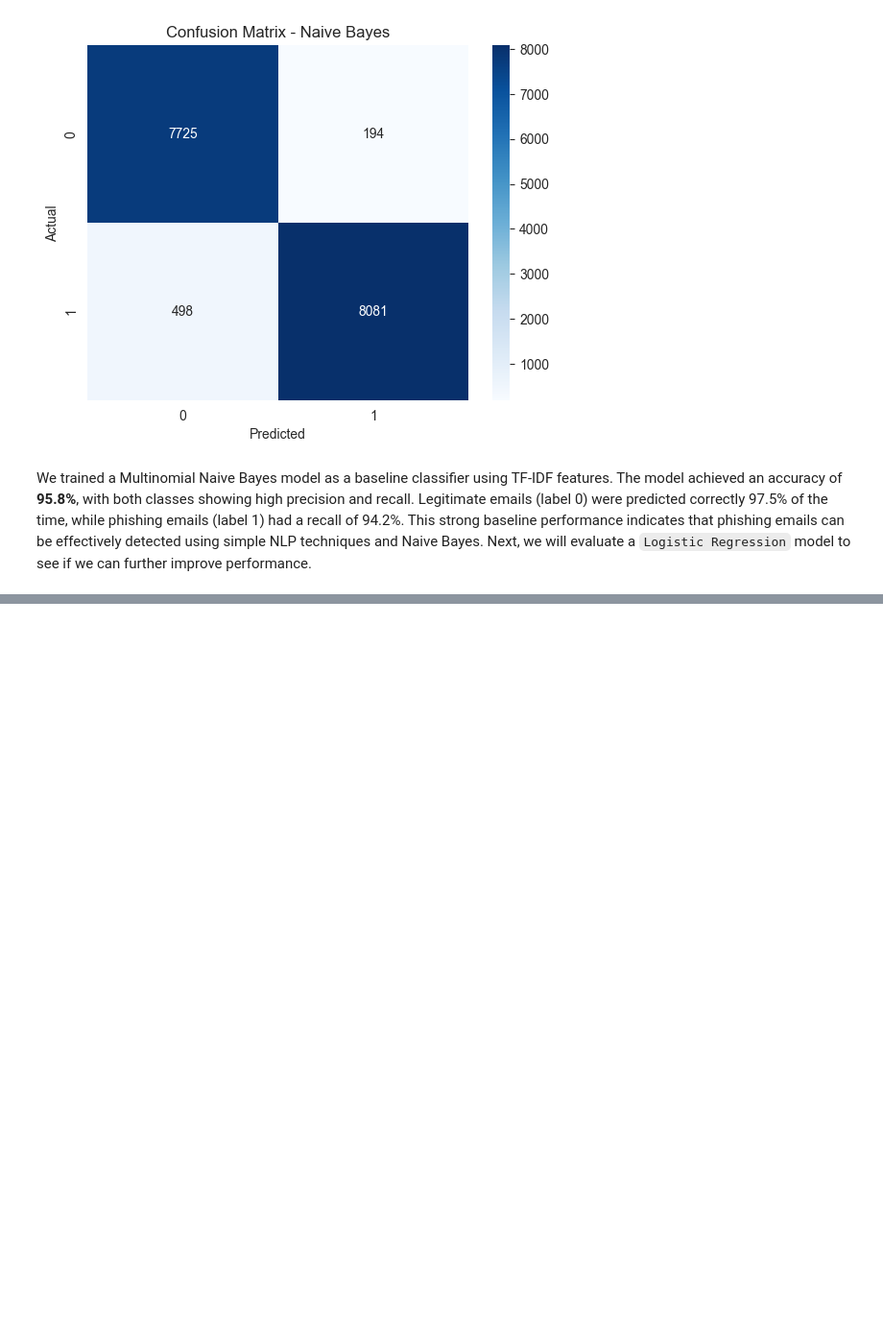
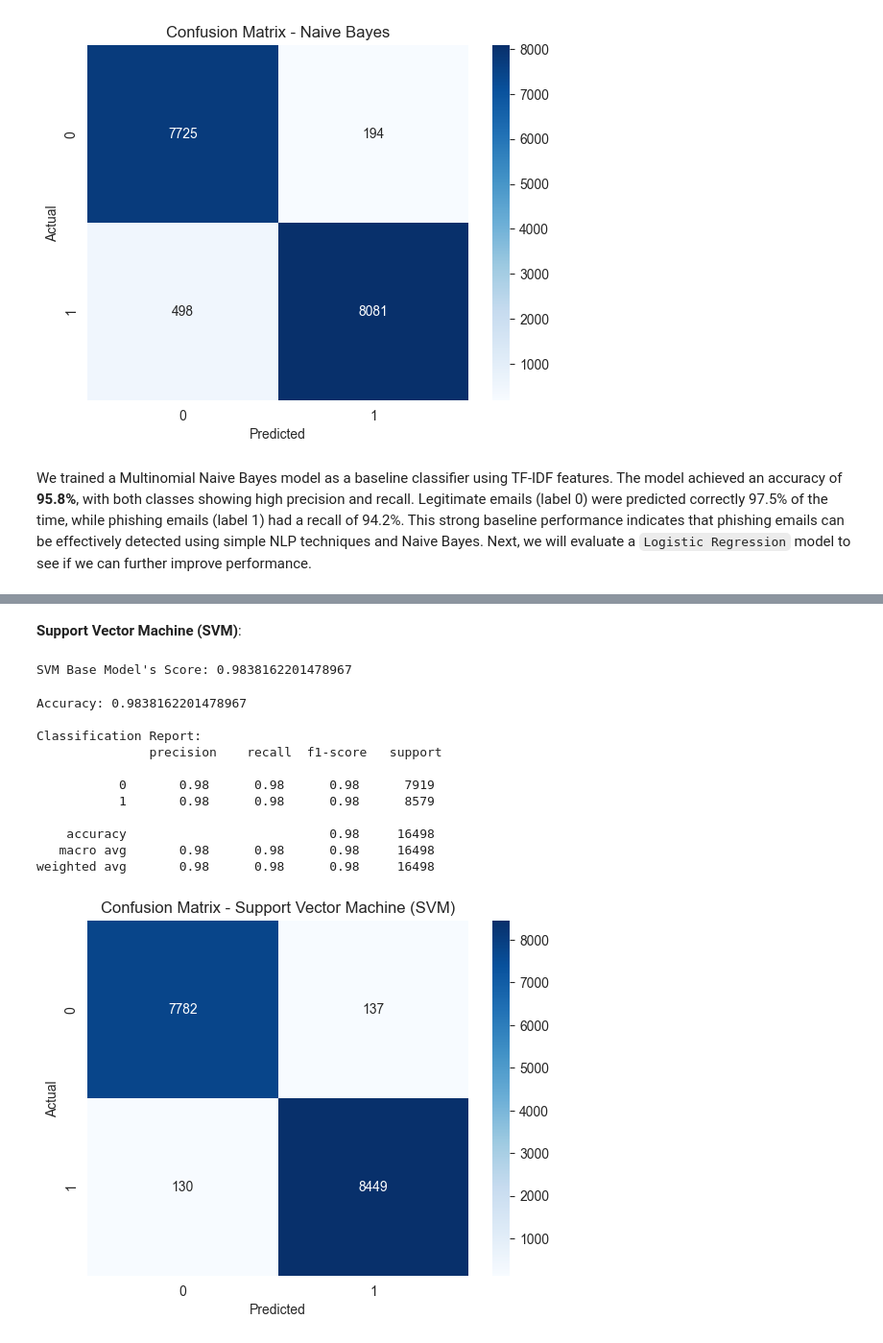
Before and after one commit to otuemre/EmailPhishingDetection, a Jupyter notebook: notebooks/01_training.ipynb, the cells around one changed output, grey strips where cells are left out. Shown at 96% size. Cells and saved outputs as stored; diff of their text form; code cells hidden in the pictures; blank space fills up the shorter version.

```diff
--- a/notebooks/01_training.ipynb
+++ b/notebooks/01_training.ipynb
@@ -313,0 +357,41 @@ We trained a Multinomial Naive Bayes model as a baseline classifier using TF-IDF
+# %% [markdown]
+**Support Vector Machine (SVM)**:
+# %%
+# Initialize and fit the model
+svm_model = LinearSVC()
+svm_model.fit(X_train, y_train)
+
+# Get the Score
+svm_score = svm_model.score(X_test, y_test)
+print(f"SVM Base Model's Score: {svm_score}")
+
+# Get the Predicts
+y_pred_svm = svm_model.predict(X_test)
+# %% [output]
+SVM Base Model's Score: 0.9838162201478967
+# %%
+# Accuracy
+print("Accuracy:", accuracy_score(y_test, y_pred_svm))
+
+# Classification Report
+print("\nClassification Report:\n", classification_report(y_test, y_pred_svm))
+
+# Confusion Matrix
+sns.heatmap(confusion_matrix(y_test, y_pred_svm), annot=True, fmt='d', cmap='Blues')
+plt.title('Confusion Matrix - Support Vector Machine (SVM)')
+plt.xlabel('Predicted')
+plt.ylabel('Actual')
+plt.show()
+# %% [output]
+Accuracy: 0.9838162201478967
+
+Classification Report:
+               precision    recall  f1-score   support
+
+           0       0.98      0.98      0.98      7919
+           1       0.98      0.98      0.98      8579
+
+    accuracy                           0.98     16498
+   macro avg       0.98      0.98      0.98     16498
+weighted avg       0.98      0.98      0.98     16498
+[figure, added]
```
Also changed, not shown: parts of 5 cells of this notebook.
